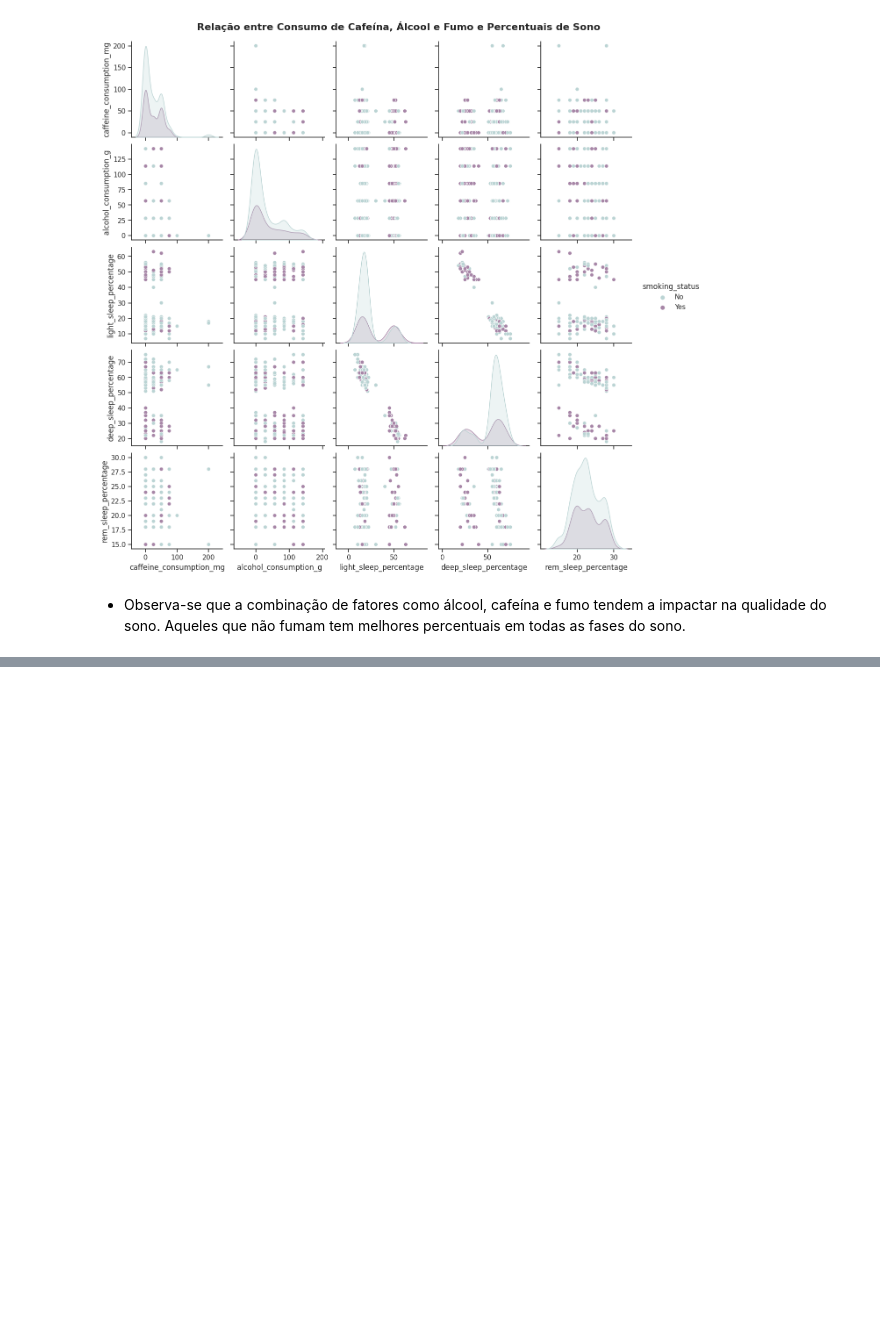
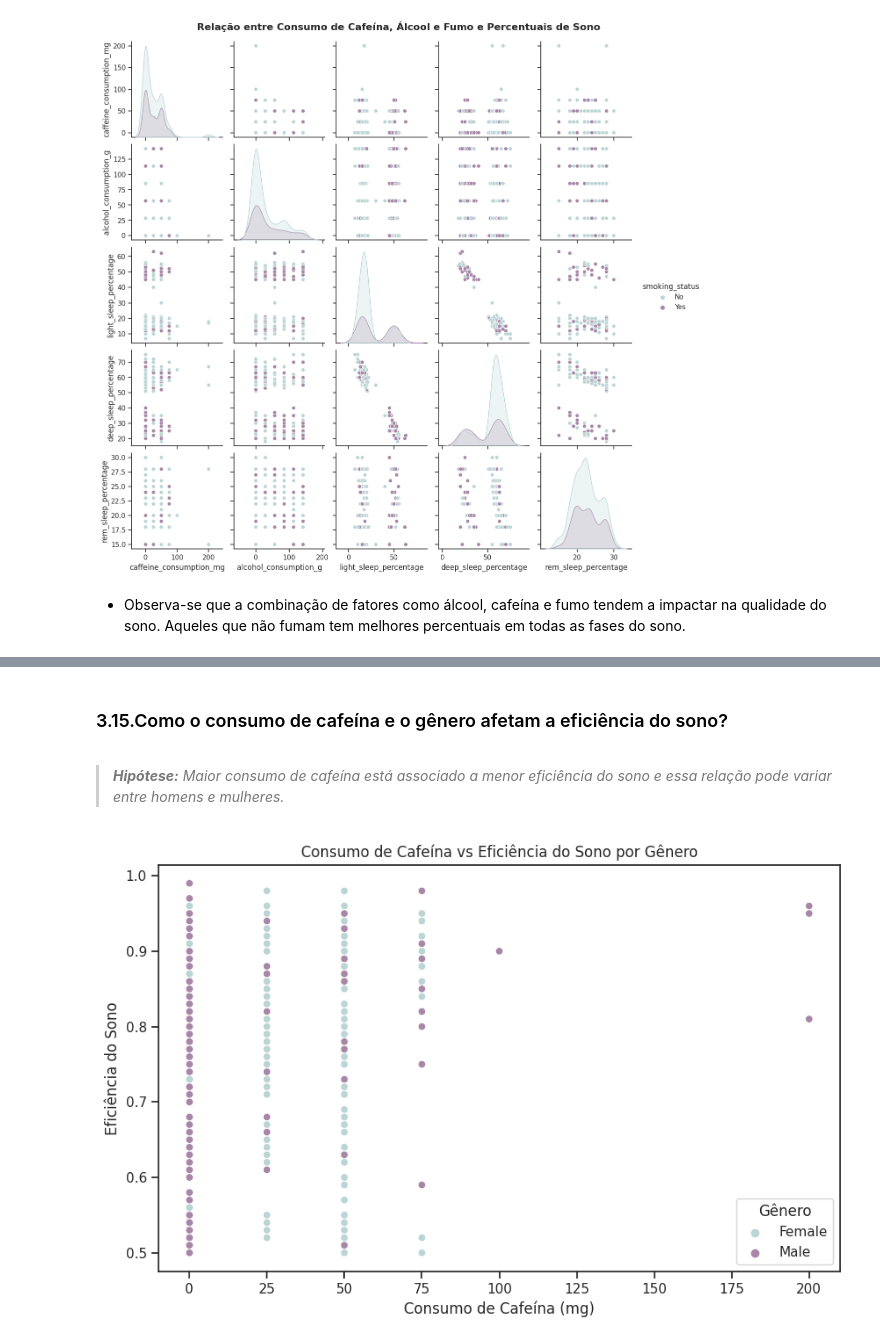
Before and after one commit to atlantico-academy/equipe1-2024.2, a Jupyter notebook: notebooks/01-exploratory_data_analysis.ipynb, the cells around one changed output, grey strips where cells are left out. Cells and saved outputs as stored; diff of their text form; code cells hidden in the pictures; blank space fills up the shorter version.

```diff
--- a/notebooks/01-exploratory_data_analysis.ipynb
+++ b/notebooks/01-exploratory_data_analysis.ipynb
@@ -906,0 +945,16 @@ plt.show()
+# %% [markdown]
+<div id='pergunta_15'><h3>3.15.Como o consumo de cafeína e o gênero afetam a eficiência do sono?</h3></div>
+# %% [markdown]
+>***Hipótese:*** *Maior consumo de cafeína está associado a menor eficiência do sono e essa relação pode variar entre homens e mulheres.*
+# %%
+# Como o consumo de cafeína e o gênero afetam a eficiência do sono?
+
+plt.figure(figsize=(10, 6))
+sns.scatterplot(x='Caffeine consumption', y='Sleep efficiency', hue='Gender', data=sleep_data)
+plt.title('Consumo de Cafeína vs Eficiência do Sono por Gênero')
+plt.xlabel('Consumo de Cafeína (mg)')
+plt.ylabel('Eficiência do Sono')
+plt.legend(title='Gênero')
+plt.show()
+# %% [output]
+[figure, added]
```
Also changed, not shown: parts of 19 cells of this notebook.
